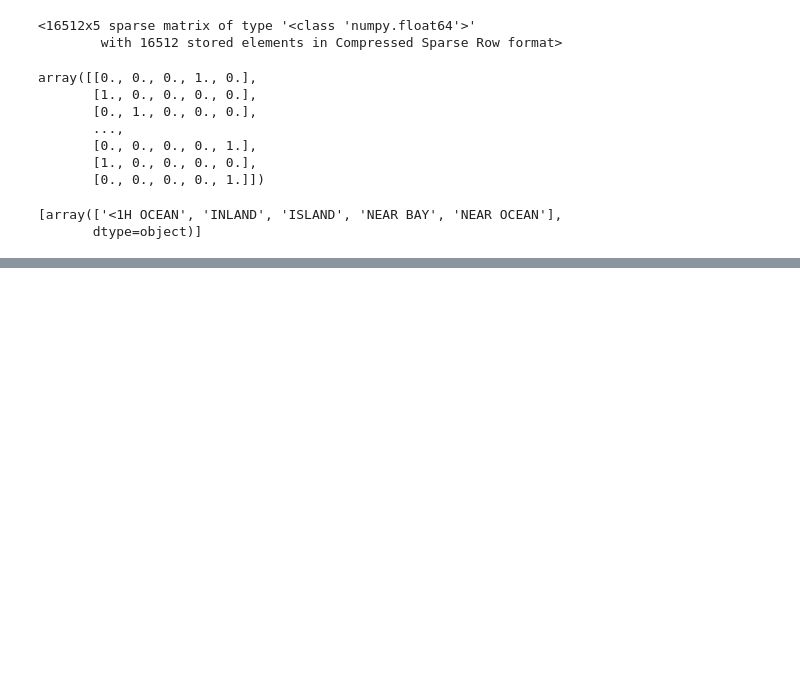
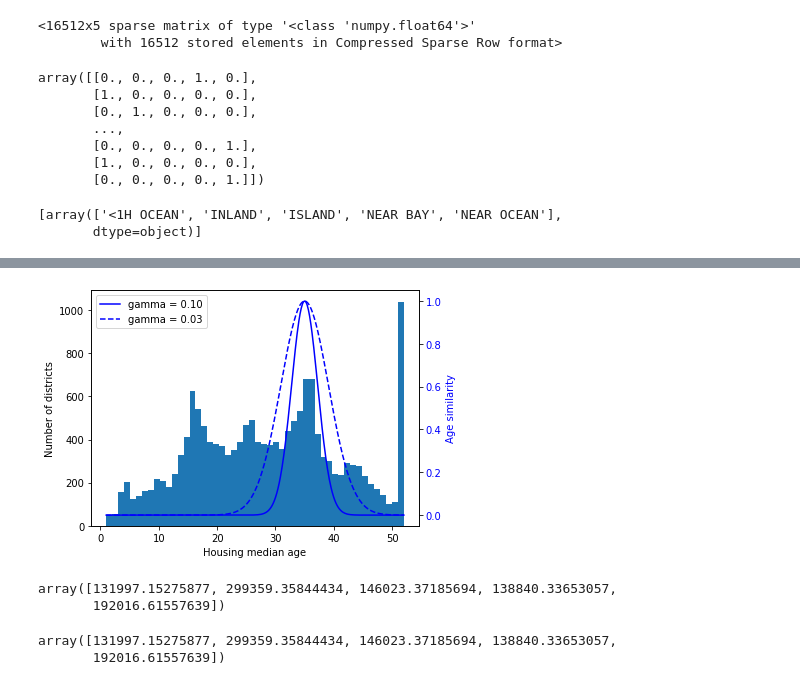
Before and after one commit to JPL-JUNO/Hands-on-Machine-Learning-HOML, a Jupyter notebook: chapter/chapter2.ipynb, the cells around one changed output, grey strips where cells are left out. Cells and saved outputs as stored; diff of their text form; code cells hidden in the pictures; blank space fills up the shorter version.

```diff
--- a/chapter/chapter2.ipynb
+++ b/chapter/chapter2.ipynb
@@ -392,0 +426,61 @@ pd.DataFrame(housing_num_std_scalar).sample(3)
+# %%
+from sklearn.metrics.pairwise import rbf_kernel
+
+# 更一般的情况，是向量与向量之间的RBF，因此需要使用DataFrame
+age_simil_35 = rbf_kernel(housing[['housing_median_age']], [[35]], gamma=.1)
+
+ages = np.linspace(housing['housing_median_age'].min(),
+                   housing['housing_median_age'].max(),
+                   500).reshape(-1, 1)
+gamma1 = .1
+gamma2 = .03
+rbf1 = rbf_kernel(ages, [[35]], gamma=gamma1)
+rbf2 = rbf_kernel(ages, [[35]], gamma=gamma2)
+
+fig, ax1 = plt.subplots()
+
+ax1.set_xlabel('Housing median age')
+ax1.set_ylabel('Number of districts')
+ax1.hist(housing['housing_median_age'], bins=50)
+
+ax2 = ax1.twinx()
+color = 'blue'
+ax2.plot(ages, rbf1, color=color, label='gamma = 0.10')
+ax2.plot(ages, rbf2, color=color, label='gamma = 0.03', linestyle='--')
+ax2.tick_params(axis='y', labelcolor=color)
+ax2.set_ylabel('Age similarity', color=color)
+plt.legend()
+
+save_fig('Gaussian RBF feature measuring the similarity')
+plt.show()
+# %% [output]
+[figure, added]
+# %%
+from sklearn.linear_model import LinearRegression
+
+target_scalar = StandardScaler()
+scaled_labels = target_scalar.fit_transform(housing_labels.to_frame())
+
+model = LinearRegression()
+model.fit(housing[['median_income']], scaled_labels)
+# pretend this is new data
+some_new_data = housing[['median_income']].iloc[:5]
+
+scaled_predictions = model.predict(some_new_data)
+predictions = target_scalar.inverse_transform(scaled_predictions)
+# predictions.flatten()
+# %% [output]
+array([131997.15275877, 299359.35844434, 146023.37185694, 138840.33653057,
+       192016.61557639])
+# %%
+from sklearn.compose import TransformedTargetRegressor
+
+model = TransformedTargetRegressor(LinearRegression(),
+                                   transformer=StandardScaler())
+model.fit(housing[['median_income']], housing_labels)
+predictions = model.predict(some_new_data)
+
+predictions
+# %% [output]
+array([131997.15275877, 299359.35844434, 146023.37185694, 138840.33653057,
+       192016.61557639])
```
Also changed, not shown: parts of 9 cells of this notebook, 1 other file.
